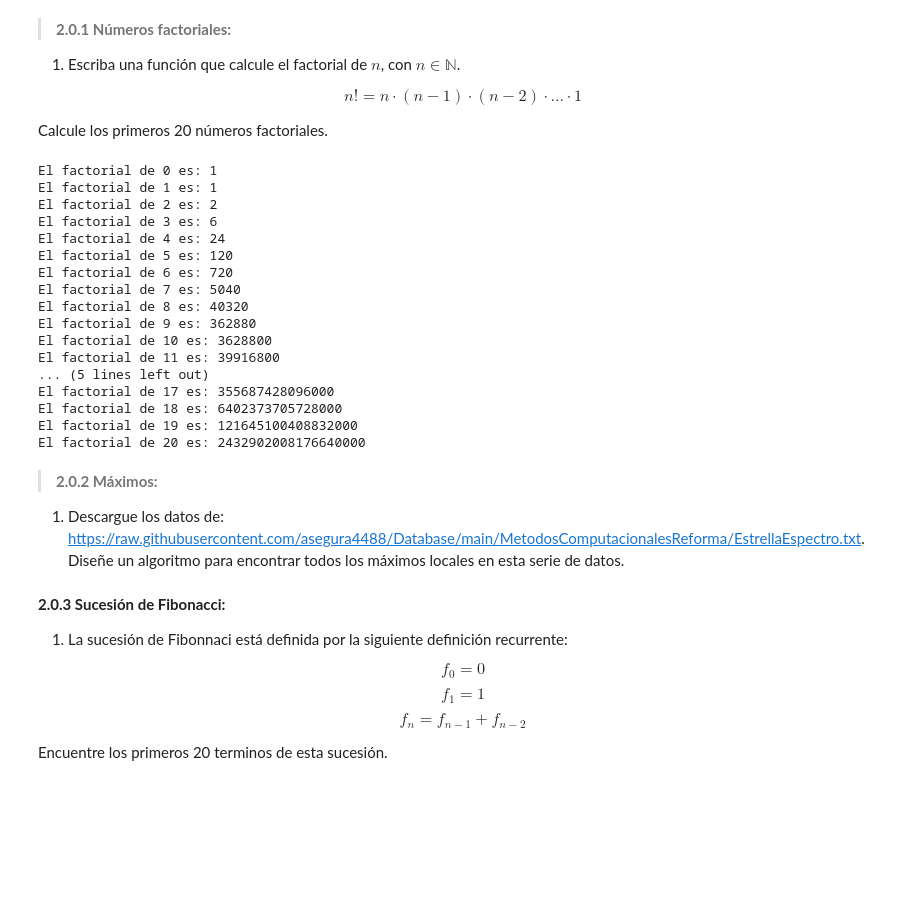
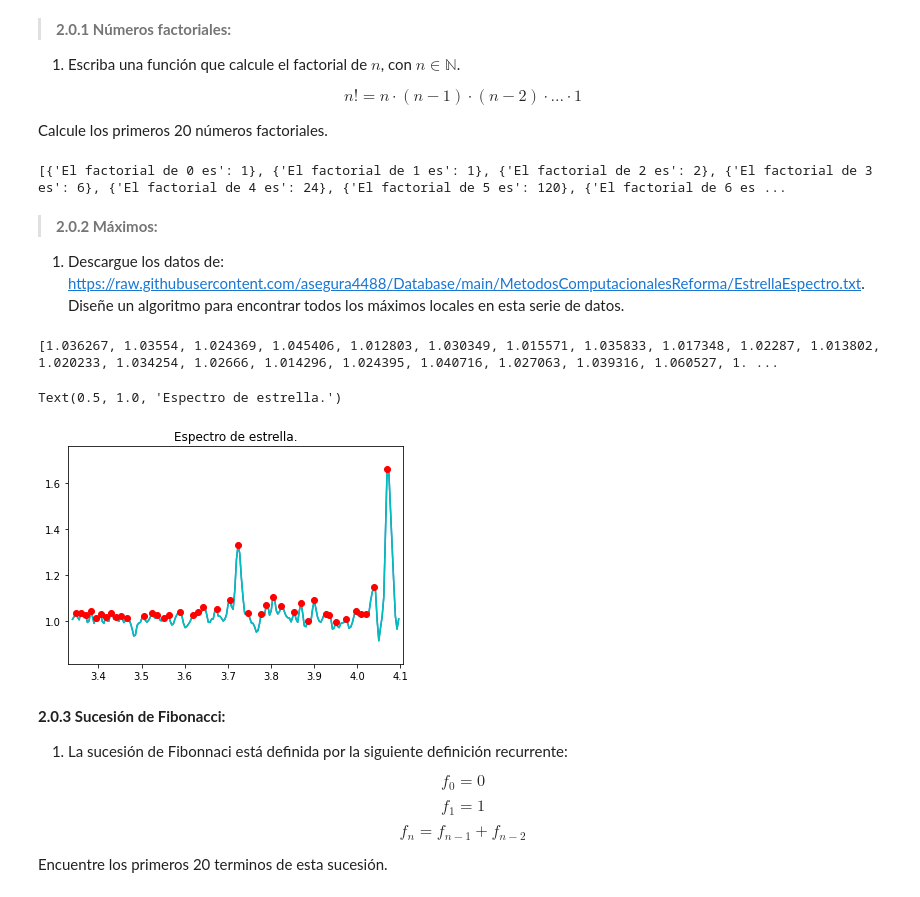
Before and after one commit to ccuellarn/Metodos1_ClaudiaCuellar-ThomasAndrade, a Jupyter notebook: Primer Taller/Métodos_Taller1.ipynb, the cells around one changed output. Cells and saved outputs as stored; diff of their text form; code cells hidden in the pictures; blank space fills up the shorter version.

```diff
--- a/Primer Taller/Métodos_Taller1.ipynb
+++ b/Primer Taller/Métodos_Taller1.ipynb
@@ -36,25 +36,11 @@ factorials_list = []
 
 for i in range (0, 21):
   factorials = factorial(i)
-  print("El factorial de {} es: {}".format(i, factorials))
+  factorials_list.append({"El factorial de {} es".format(i): factorials})
+
+print(factorials_list)
 # %% [output]
-El factorial de 0 es: 1
-El factorial de 1 es: 1
-El factorial de 2 es: 2
-El factorial de 3 es: 6
-El factorial de 4 es: 24
-El factorial de 5 es: 120
-El factorial de 6 es: 720
-El factorial de 7 es: 5040
-El factorial de 8 es: 40320
-El factorial de 9 es: 362880
-El factorial de 10 es: 3628800
-El factorial de 11 es: 39916800
-... (5 lines left out)
-El factorial de 17 es: 355687428096000
-El factorial de 18 es: 6402373705728000
-El factorial de 19 es: 121645100408832000
-El factorial de 20 es: 2432902008176640000
+[{'El factorial de 0 es': 1}, {'El factorial de 1 es': 1}, {'El factorial de 2 es': 2}, {'El factorial de 3 es': 6}, {'El factorial de 4 es': 24}, {'El factorial de 5 es': 120}, {'El factorial de 6 es ...
 # %% [markdown]
 
 > **2.0.2 Máximos:**
@@ -90,3 +50,41 @@ print(mayor)
+# %%
+url = "https://raw.githubusercontent.com/asegura4488/Database/main/MetodosComputacionalesReforma/EstrellaEspectro.txt"
+filename = "DatosMaximo.txt"
+urllib.request.urlretrieve(url, filename)
+data = np.loadtxt(filename)
+plt.plot(data[:,0],data[:,1])
+graphics_data = []
+
+for i in data:
+    graphics_data.append([float(i[0]), float(i[1])])
+
+
+marker_x = []
+marker_y = []
+y = []
+x = []
+
+for i in graphics_data:
+  mark = graphics_data.index(i)
+  y.append(i[1])
+  x.append(i[0])
+
+  if mark != 0 and mark != len(graphics_data)-1:
+    last = graphics_data[mark - 1]
+    next = graphics_data[mark + 1]
+
+    if last[1] < i[1] and next[1] < i[1]:
+      marker_x.append(i[0])
+      marker_y.append(i[1])
+
+plt.plot(x,y,color='c')
+plt.axis([min(x) - 0.01, max(x) + 0.01, min(y)-0.1, max(y) + 0.1])
+plt.plot(marker_x,marker_y,"o",color='r')
+plt.title('Espectro de estrella.')
+# %% [output]
+[1.036267, 1.03554, 1.024369, 1.045406, 1.012803, 1.030349, 1.015571, 1.035833, 1.017348, 1.02287, 1.013802, 1.020233, 1.034254, 1.02666, 1.014296, 1.024395, 1.040716, 1.027063, 1.039316, 1.060527, 1. ...
+Text(0.5, 1.0, 'Espectro de estrella.')
+[figure, added]
 # %% [markdown]
 **2.0.3 Sucesión de Fibonacci:**
 1. La sucesión de Fibonnaci está definida por la siguiente definición recurrente:
```
Also changed, not shown: parts of 9 cells of this notebook.
